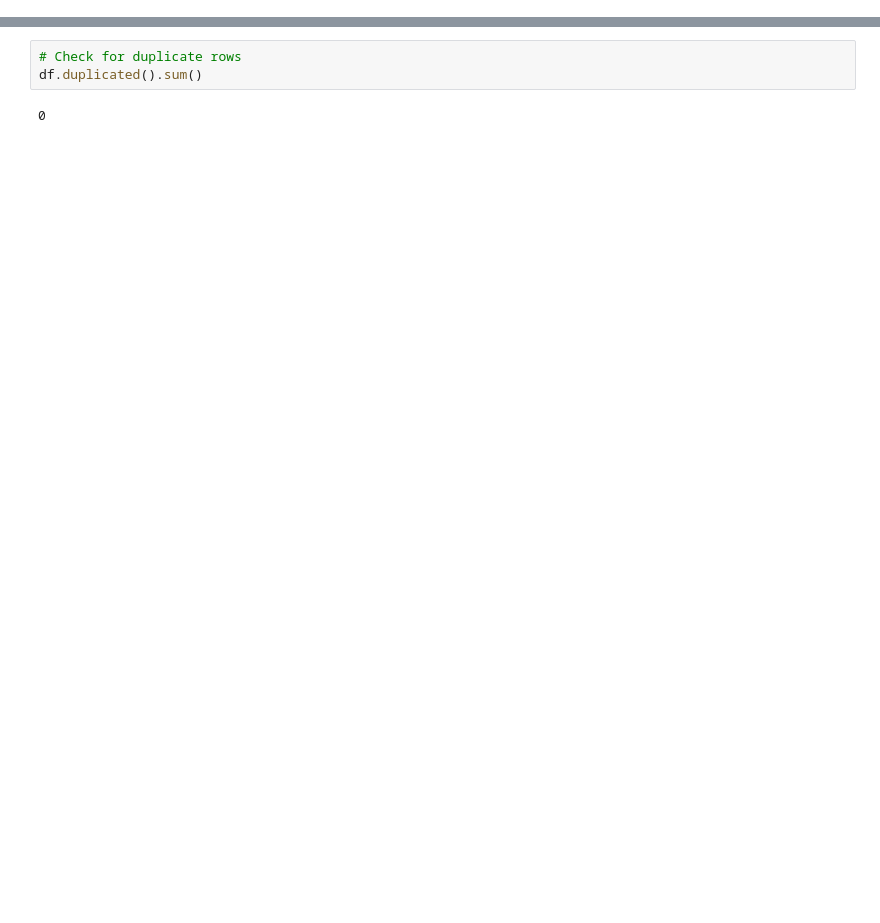
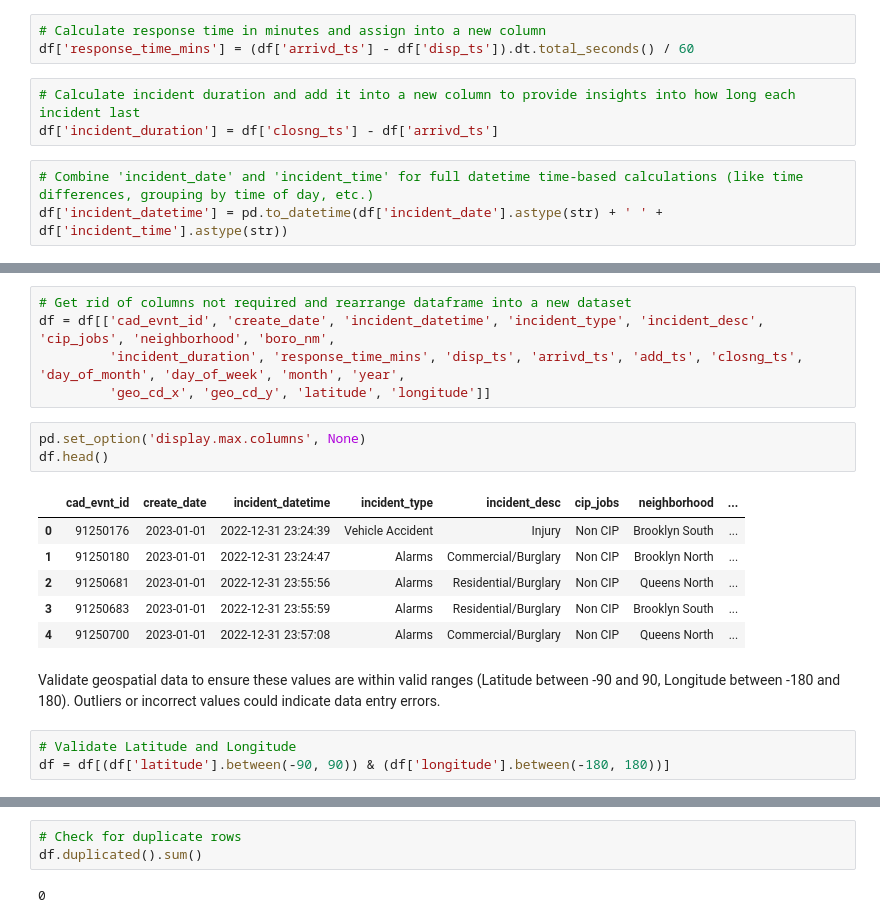
Before and after one commit to RaphRivers/Analysis-of-NYPD-911-Calls-Data-for-Enhanced-Public-Safety, a Jupyter notebook: notebook/data-preprocessing.ipynb, the cells around one changed output, grey strips where cells are left out. Drawn from its saved outputs; the diff is of its cells as text; blank space fills up the shorter version.

Commit message:
Perform EDA and data cleaning

```diff
--- a/notebook/data-preprocessing.ipynb
+++ b/notebook/data-preprocessing.ipynb
@@ -254,0 +204,9 @@ df['NYPD_PCT_CD'] = df['NYPD_PCT_CD'].fillna(df['NYPD_PCT_CD'].median())
+# %%
+# Calculate response time in minutes and assign into a new column
+df['response_time_mins'] = (df['arrivd_ts'] - df['disp_ts']).dt.total_seconds() / 60
+# %%
+# Calculate incident duration and add it into a new column to provide insights into how long each incident last
+df['incident_duration'] = df['closng_ts'] - df['arrivd_ts']
+# %%
+# Combine 'incident_date' and 'incident_time' for full datetime time-based calculations (like time differences, grouping by time of day, etc.)
+df['incident_datetime'] = pd.to_datetime(df['incident_date'].astype(str) + ' ' + df['incident_time'].astype(str))
@@ -254,0 +247,20 @@ df['NYPD_PCT_CD'] = df['NYPD_PCT_CD'].fillna(df['NYPD_PCT_CD'].median())
+# %%
+# Get rid of columns not required and rearrange dataframe into a new dataset
+df = df[['cad_evnt_id', 'create_date', 'incident_datetime', 'incident_type', 'incident_desc', 'cip_jobs', 'neighborhood', 'boro_nm',
+         'incident_duration', 'response_time_mins', 'disp_ts', 'arrivd_ts', 'add_ts', 'closng_ts', 'day_of_month', 'day_of_week', 'month', 'year',
+         'geo_cd_x', 'geo_cd_y', 'latitude', 'longitude']]
+# %%
+pd.set_option('display.max.columns', None)
+df.head()
+# %% [output]
+|  | cad_evnt_id | create_date | incident_datetime | incident_type | incident_desc | cip_jobs | neighborhood | ... |
+| 0 | 91250176 | 2023-01-01 | 2022-12-31 23:24:39 | Vehicle Accident | Injury | Non CIP | Brooklyn South | ... |
+| 1 | 91250180 | 2023-01-01 | 2022-12-31 23:24:47 | Alarms | Commercial/Burglary | Non CIP | Brooklyn North | ... |
+| 2 | 91250681 | 2023-01-01 | 2022-12-31 23:55:56 | Alarms | Residential/Burglary | Non CIP | Queens North | ... |
+| 3 | 91250683 | 2023-01-01 | 2022-12-31 23:55:59 | Alarms | Residential/Burglary | Non CIP | Brooklyn South | ... |
+| 4 | 91250700 | 2023-01-01 | 2022-12-31 23:57:08 | Alarms | Commercial/Burglary | Non CIP | Queens North | ... |
+# %% [markdown]
+Validate geospatial data to ensure these values are within valid ranges (Latitude between -90 and 90, Longitude between -180 and 180). Outliers or incorrect values could indicate data entry errors.
+# %%
+# Validate Latitude and Longitude
+df = df[(df['latitude'].between(-90, 90)) & (df['longitude'].between(-180, 180))]
```
Also changed, not shown: parts of 78 cells of this notebook.
